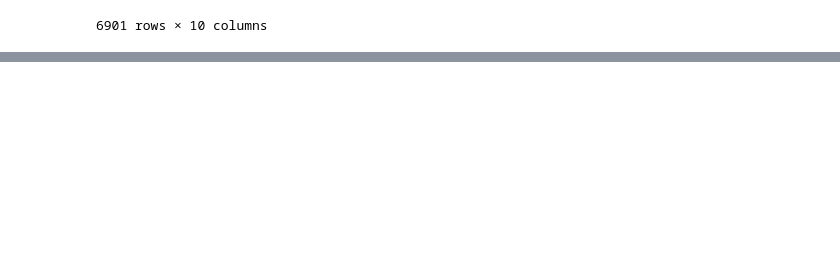
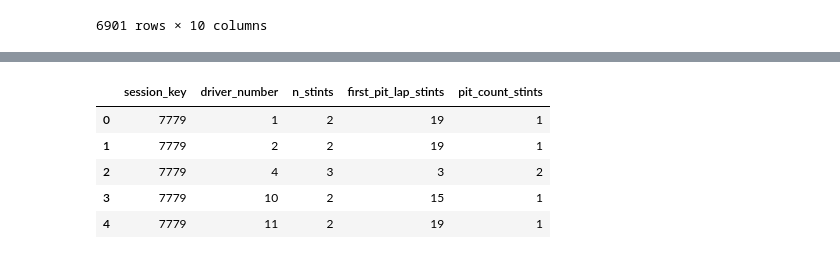
Before and after one commit to NoxFort1/F1-AI, a Jupyter notebook: notebooks/01_eda.ipynb, the cells around one changed output, grey strips where cells are left out. Cells and saved outputs as stored; diff of their text form; code cells hidden in the pictures; blank space fills up the shorter version.

```diff
--- a/notebooks/01_eda.ipynb
+++ b/notebooks/01_eda.ipynb
@@ -433,0 +536,18 @@ pd.DataFrame(summary)
+# %%
+stints_summary = (
+    stint_lengths
+    .groupby(['session_key', 'driver_number'], as_index=False)
+    .agg(
+        n_stints = ('stint_number', 'max'),
+        first_pit_lap_stints = ('lap_start', lambda s: s.iloc[1] if len(s) >= 2 else pd.NA)
+    )
+    .assign(pit_count_stints=lambda d: d['n_stints'] - 1)
+)
+stints_summary.head()
+# %% [output]
+|  | session_key | driver_number | n_stints | first_pit_lap_stints | pit_count_stints |
+| 0 | 7779 | 1 | 2 | 19 | 1 |
+| 1 | 7779 | 2 | 2 | 19 | 1 |
+| 2 | 7779 | 4 | 3 | 3 | 2 |
+| 3 | 7779 | 10 | 2 | 15 | 1 |
+| 4 | 7779 | 11 | 2 | 19 | 1 |
```
Also changed, not shown: parts of 13 cells of this notebook.
